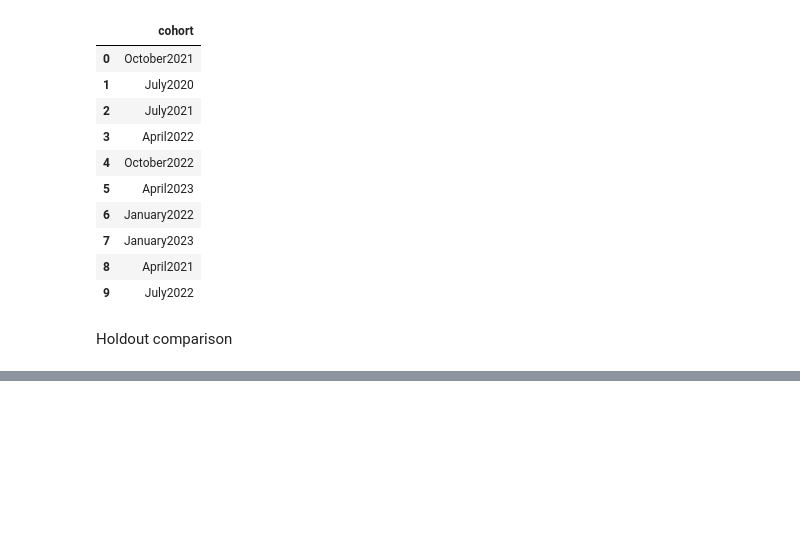
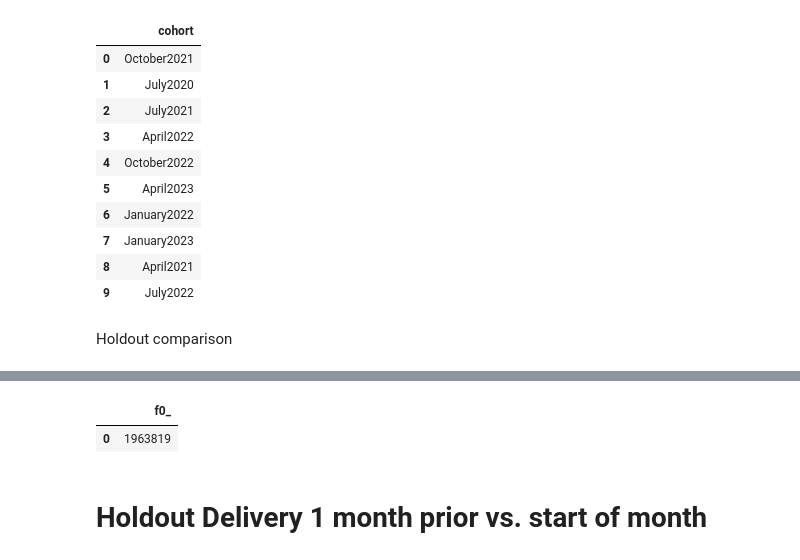
Before and after one commit to sandersli-nbc/CRM-Dashboard, a Jupyter notebook: test.ipynb, the cells around one changed output, grey strips where cells are left out. Cells and saved outputs as stored; diff of their text form; code cells hidden in the pictures; blank space fills up the shorter version.

```diff
--- a/test.ipynb
+++ b/test.ipynb
@@ -776 +749,6 @@ WHERE unsub.adobe_tracking_id IS NULL
+# %%
+params = {
+    'report_start_date': '2022-10-01',
+    'report_end_date': '2022-10-01'
+}
 # %%
@@ -834,0 +825,8 @@ WHERE registration_date >= DATE_SUB(DATETIME_TRUNC(@report_start_date, QUARTER),
+# %%
+%%bigquery --project nbcu-ds-sandbox-a-001 --params $params
+select count(*) from `nbcu-ds-sandbox-a-001.SLi_sandbox.Email_Measurement_Holdout_Test`
+# %% [output]
+|  | f0_ |
+| 0 | 1963819 |
+# %% [markdown]
+# Holdout Delivery 1 month prior vs. start of month
```
Also changed, not shown: parts of 7 cells of this notebook, 6 other files.
